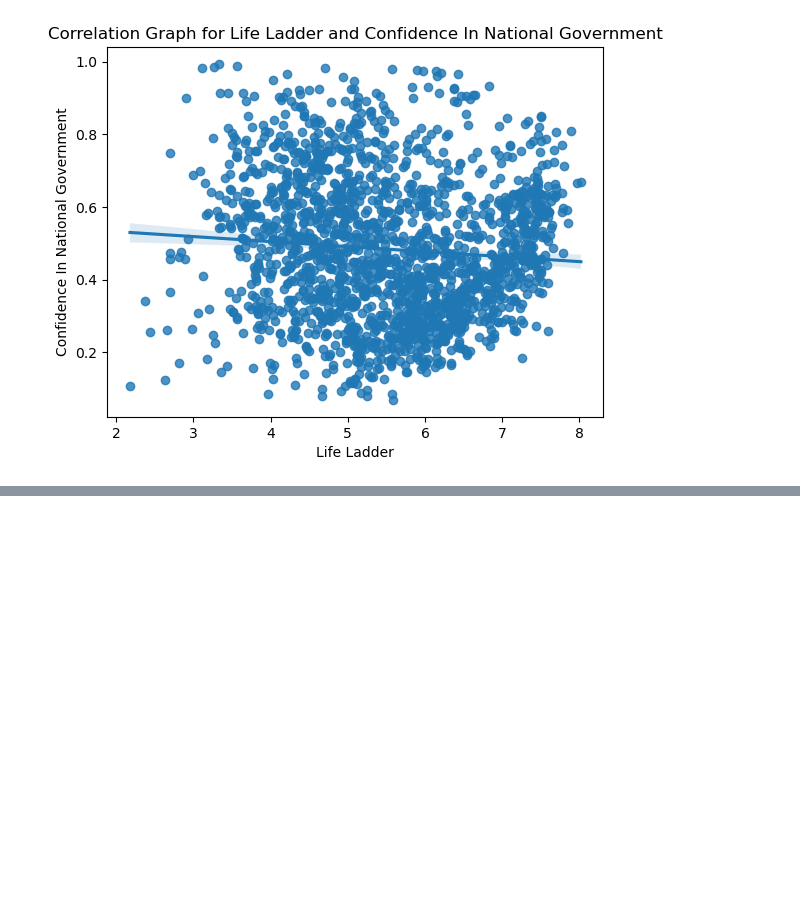
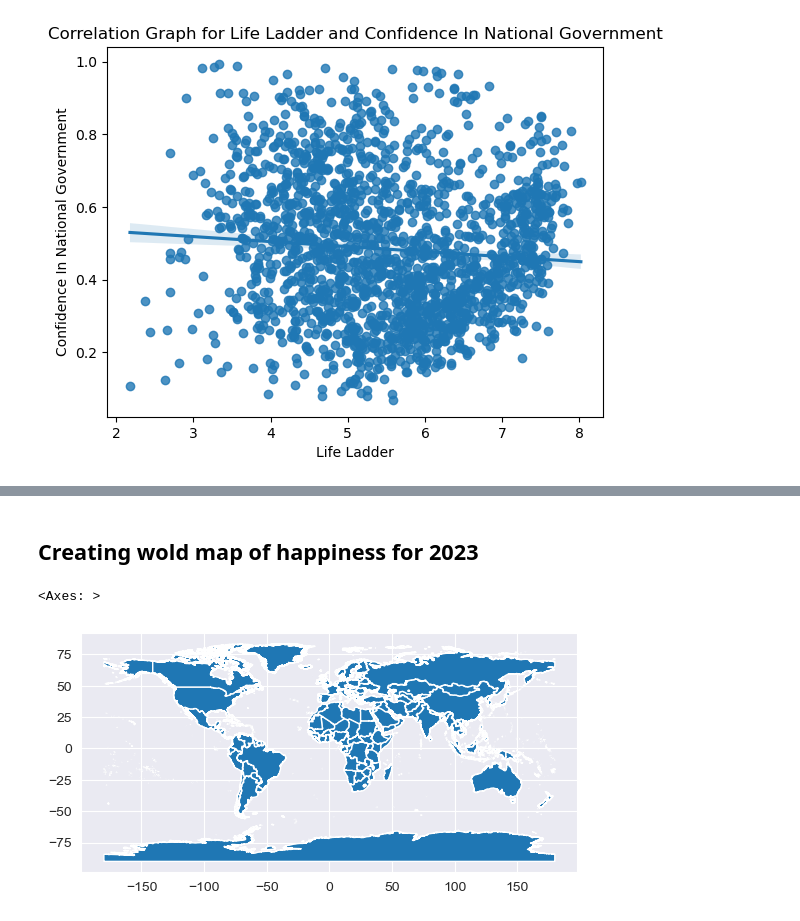
Before and after one commit to crmartella/WorldHappinessReportMSUBootcamp, a Jupyter notebook: Sandbox_Correlation_to_Happiness_Ladder.ipynb, the cells around one changed output, grey strips where cells are left out. Saved outputs shown, nothing was run; the diff lists cells and outputs as text; code cells hidden in the pictures; blank space fills up the shorter version.

```diff
--- a/Sandbox_Correlation_to_Happiness_Ladder.ipynb
+++ b/Sandbox_Correlation_to_Happiness_Ladder.ipynb
@@ -376,0 +326,5 @@ NameError: name 'bar_reg' is not defined
+# %% [markdown]
+## Creating wold map of happiness for 2023
+# %%
+#set sns style
+sns.set_style("darkgrid")
@@ -376,0 +333,6 @@ NameError: name 'bar_reg' is not defined
+# %%
+map_df = gpd.read_file('Resources/ne_10m_admin_0_countries.shp')
+map_df.plot()
+# %% [output]
+<Axes: >
+[figure, added]
```
Also changed, not shown: parts of 33 cells of this notebook, 8 other files.
